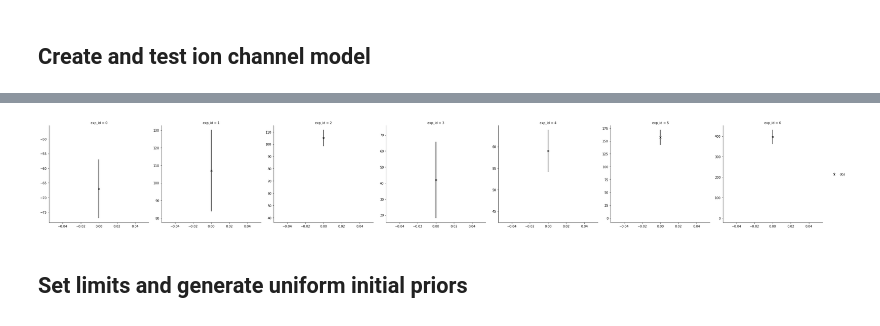
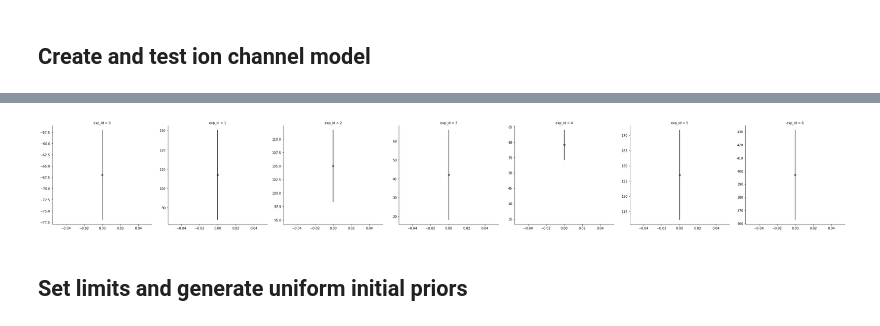
Before and after one commit to charleshouston/ion-channel-ABC, a Jupyter notebook: docs/examples/hl1/hl1-whole_cell.ipynb, the cells around one changed output, grey strips where cells are left out. Cells and saved outputs as stored; diff of their text form; code cells hidden in the pictures.

```diff
--- a/docs/examples/hl1/hl1-whole_cell.ipynb
+++ b/docs/examples/hl1/hl1-whole_cell.ipynb
@@ -15,5 +21,5 @@ prev_runs = ['ina/hl1_ina.db',
              'ikr/hl1_ikr.db',
              'ito/hl1_ito.db',
              'ikss/hl1_ikss.db']
-prev_runs = ['sqlite:////storage/hhecm/cellrotor/chouston/abc-hl1-results/'+path
+prev_runs = ['sqlite:///results/'+path
              for path in prev_runs]
@@ -37,8 +50,8 @@ summary_statistics(model({}))
 # %%
 from ionchannelABC import plot_sim_results
-g = plot_sim_results(modelfile, ap, pacevar='engine.pace', prev_runs=prev_runs)
+g = plot_sim_results(modelfile, ap, pacevar='engine.pace', tvar='phys.T', prev_runs=prev_runs)
 # %% [output]
-[figure, old version]
+[figure, new version]
 # %% [markdown]
 ## Set limits and generate uniform initial priors
 # %%
```
Also changed, not shown: parts of 14 cells of this notebook, 2 other files.
